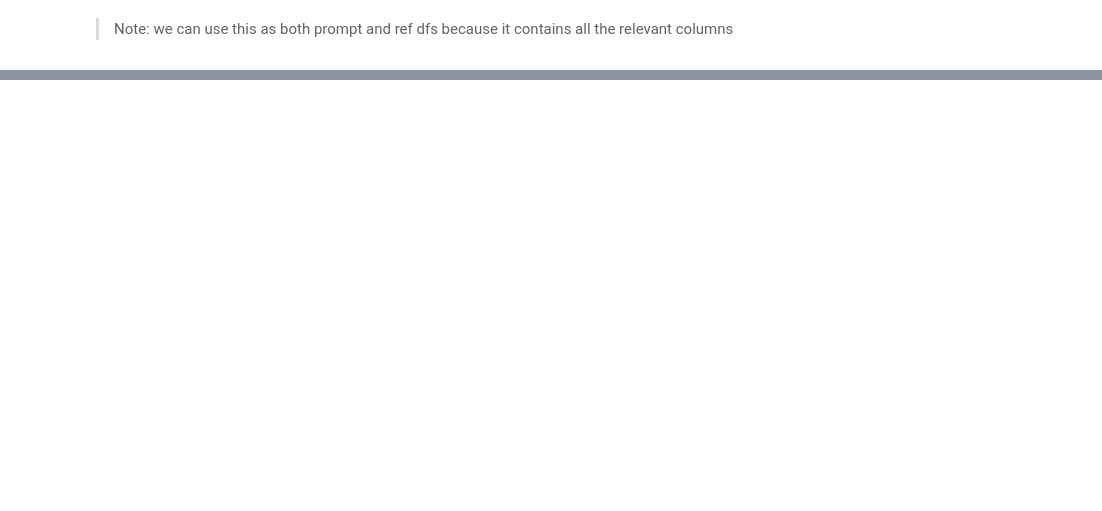
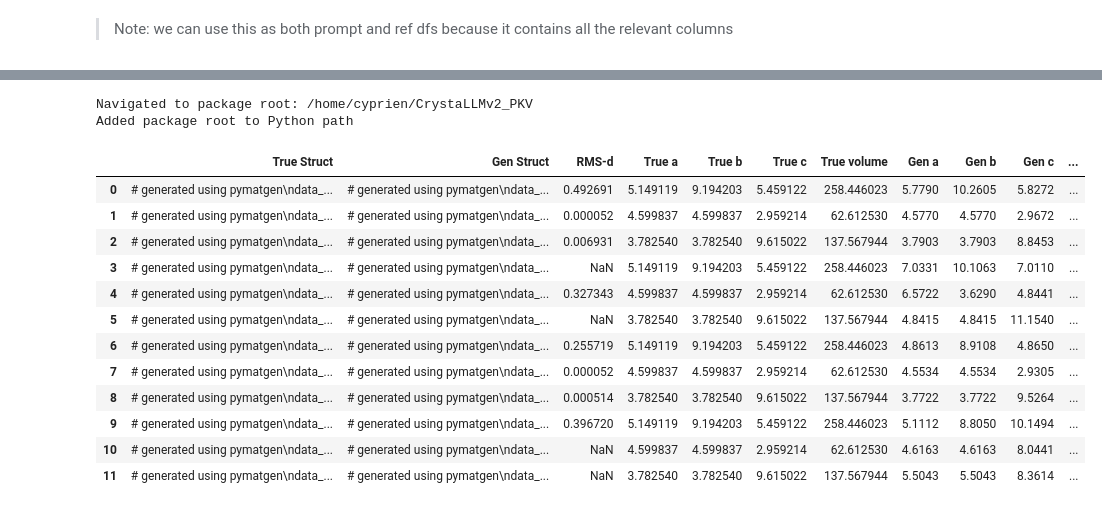
Before and after one commit to C-Bone-UCL/CrystaLLM-pi, a Jupyter notebook: notebooks/X_XRD_COD.ipynb, the cells around one changed output, grey strips where cells are left out. Saved outputs shown, nothing was run; the diff lists cells and outputs as text; code cells hidden in the pictures; blank space fills up the shorter version.

```diff
--- a/notebooks/X_XRD_COD.ipynb
+++ b/notebooks/X_XRD_COD.ipynb
@@ -433,0 +439,32 @@ df_metrics = pd.read_parquet('_artifacts/cod-xrd/amil/amil-TiO2_metrics.parquet'
+# %%
+# for all the 4 files, make a table with all the results
+import pandas as pd
+import __init__
+from _utils import get_metrics_xrd
+
+output_metrics_files = [
+    'amil-TiO2-nosc-nosg_metrics.parquet',
+    'amil-TiO2-sc-nosg_metrics.parquet',
+    'amil-TiO2-nosc-sg_metrics.parquet',
+    'amil-TiO2-sc-sg_metrics.parquet'
+]
+
+# concatenate all the metrics files into one dataframe
+all_metrics = pd.concat([pd.read_parquet(f'_artifacts/cod-xrd/amil/{f}') for f in output_metrics_files], ignore_index=True)
+all_metrics
+# %% [output]
+Navigated to package root: /home/cyprien/CrystaLLMv2_PKV
+Added package root to Python path
+|  | True Struct | Gen Struct | RMS-d | True a | True b | True c | True volume | Gen a | Gen b | Gen c | ... |
+| 0 | # generated using pymatgen\ndata_... | # generated using pymatgen\ndata_... | 0.492691 | 5.149119 | 9.194203 | 5.459122 | 258.446023 | 5.7790 | 10.2605 | 5.8272 | ... |
+| 1 | # generated using pymatgen\ndata_... | # generated using pymatgen\ndata_... | 0.000052 | 4.599837 | 4.599837 | 2.959214 | 62.612530 | 4.5770 | 4.5770 | 2.9672 | ... |
+| 2 | # generated using pymatgen\ndata_... | # generated using pymatgen\ndata_... | 0.006931 | 3.782540 | 3.782540 | 9.615022 | 137.567944 | 3.7903 | 3.7903 | 8.8453 | ... |
+| 3 | # generated using pymatgen\ndata_... | # generated using pymatgen\ndata_... | NaN | 5.149119 | 9.194203 | 5.459122 | 258.446023 | 7.0331 | 10.1063 | 7.0110 | ... |
+| 4 | # generated using pymatgen\ndata_... | # generated using pymatgen\ndata_... | 0.327343 | 4.599837 | 4.599837 | 2.959214 | 62.612530 | 6.5722 | 3.6290 | 4.8441 | ... |
+| 5 | # generated using pymatgen\ndata_... | # generated using pymatgen\ndata_... | NaN | 3.782540 | 3.782540 | 9.615022 | 137.567944 | 4.8415 | 4.8415 | 11.1540 | ... |
+| 6 | # generated using pymatgen\ndata_... | # generated using pymatgen\ndata_... | 0.255719 | 5.149119 | 9.194203 | 5.459122 | 258.446023 | 4.8613 | 8.9108 | 4.8650 | ... |
+| 7 | # generated using pymatgen\ndata_... | # generated using pymatgen\ndata_... | 0.000052 | 4.599837 | 4.599837 | 2.959214 | 62.612530 | 4.5534 | 4.5534 | 2.9305 | ... |
+| 8 | # generated using pymatgen\ndata_... | # generated using pymatgen\ndata_... | 0.000514 | 3.782540 | 3.782540 | 9.615022 | 137.567944 | 3.7722 | 3.7722 | 9.5264 | ... |
+| 9 | # generated using pymatgen\ndata_... | # generated using pymatgen\ndata_... | 0.396720 | 5.149119 | 9.194203 | 5.459122 | 258.446023 | 5.1112 | 8.8050 | 10.1494 | ... |
+| 10 | # generated using pymatgen\ndata_... | # generated using pymatgen\ndata_... | NaN | 4.599837 | 4.599837 | 2.959214 | 62.612530 | 4.6163 | 4.6163 | 8.0441 | ... |
+| 11 | # generated using pymatgen\ndata_... | # generated using pymatgen\ndata_... | NaN | 3.782540 | 3.782540 | 9.615022 | 137.567944 | 5.5043 | 5.5043 | 8.3614 | ... |
```
Also changed, not shown: parts of 22 cells of this notebook, 46 other files.
